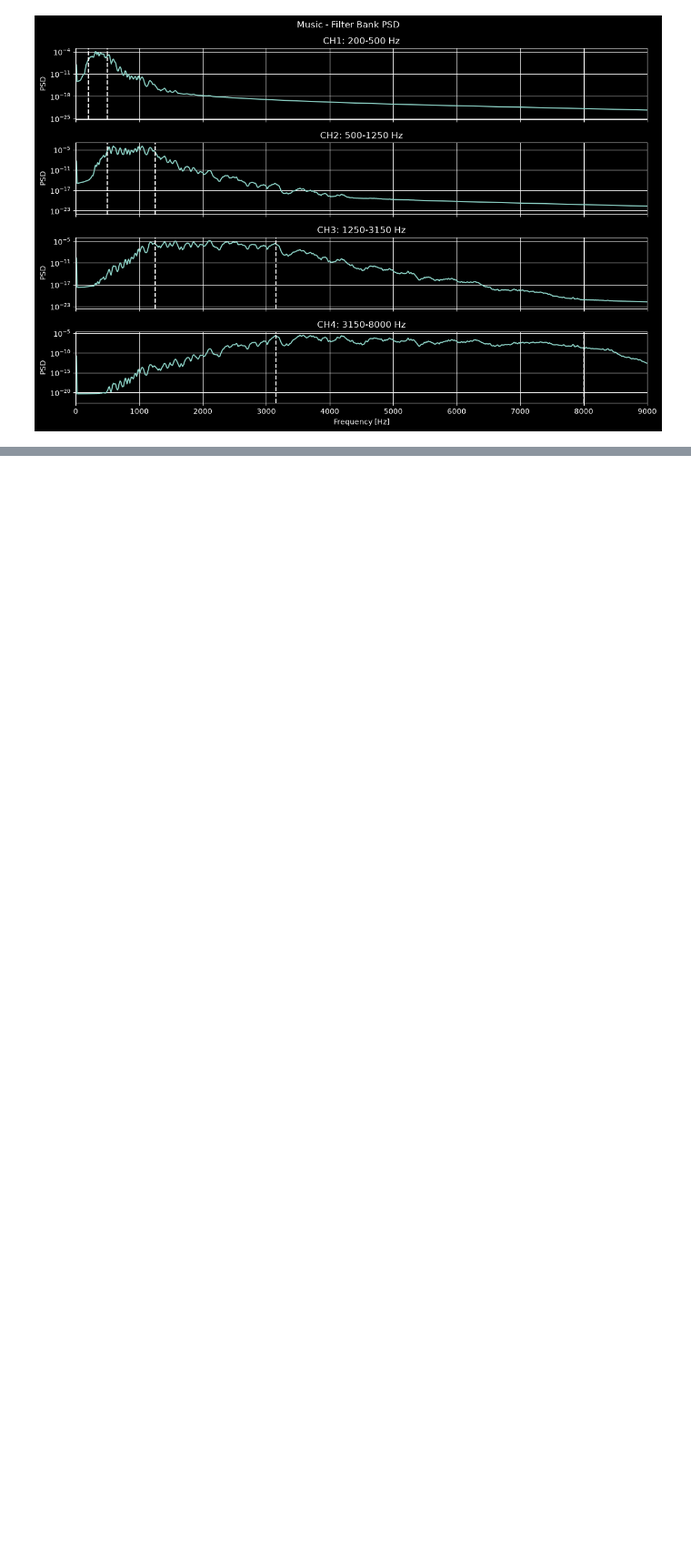
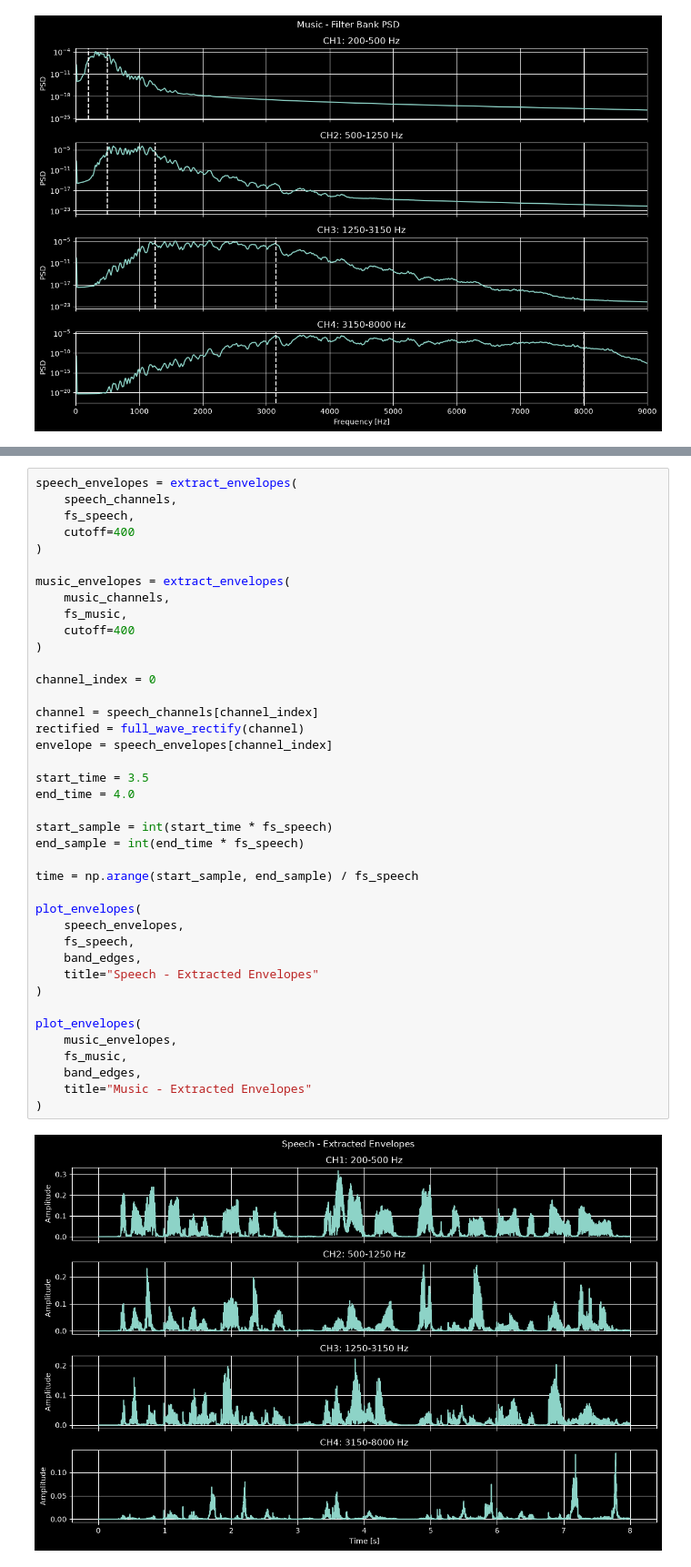
Before and after one commit to gianjustforfun/Sensory-Prostheses---Auditory-project, a Jupyter notebook: cochlear_implant_assignment.ipynb, the cells around one changed output, grey strips where cells are left out. Shown at 91% size. Drawn from its saved outputs; the diff is of its cells as text; blank space fills up the shorter version.

Commit message:
Add envelope extraction and visualization

```diff
--- a/cochlear_implant_assignment.ipynb
+++ b/cochlear_implant_assignment.ipynb
@@ -214,0 +218,42 @@ plot_filterbank_psd(
+# %%
+speech_envelopes = extract_envelopes(
+    speech_channels,
+    fs_speech,
+    cutoff=400
+)
+
+music_envelopes = extract_envelopes(
+    music_channels,
+    fs_music,
+    cutoff=400
+)
+
+channel_index = 0
+
+channel = speech_channels[channel_index]
+rectified = full_wave_rectify(channel)
+envelope = speech_envelopes[channel_index]
+
+start_time = 3.5
+end_time = 4.0
+
+start_sample = int(start_time * fs_speech)
+end_sample = int(end_time * fs_speech)
+
+time = np.arange(start_sample, end_sample) / fs_speech
+
+plot_envelopes(
+    speech_envelopes,
+    fs_speech,
+    band_edges,
+    title="Speech - Extracted Envelopes"
+)
+
+plot_envelopes(
+    music_envelopes,
+    fs_music,
+    band_edges,
+    title="Music - Extracted Envelopes"
+)
+# %% [output]
+[figure, added]
```
Also changed, not shown: parts of 3 cells of this notebook, 2 other files.
